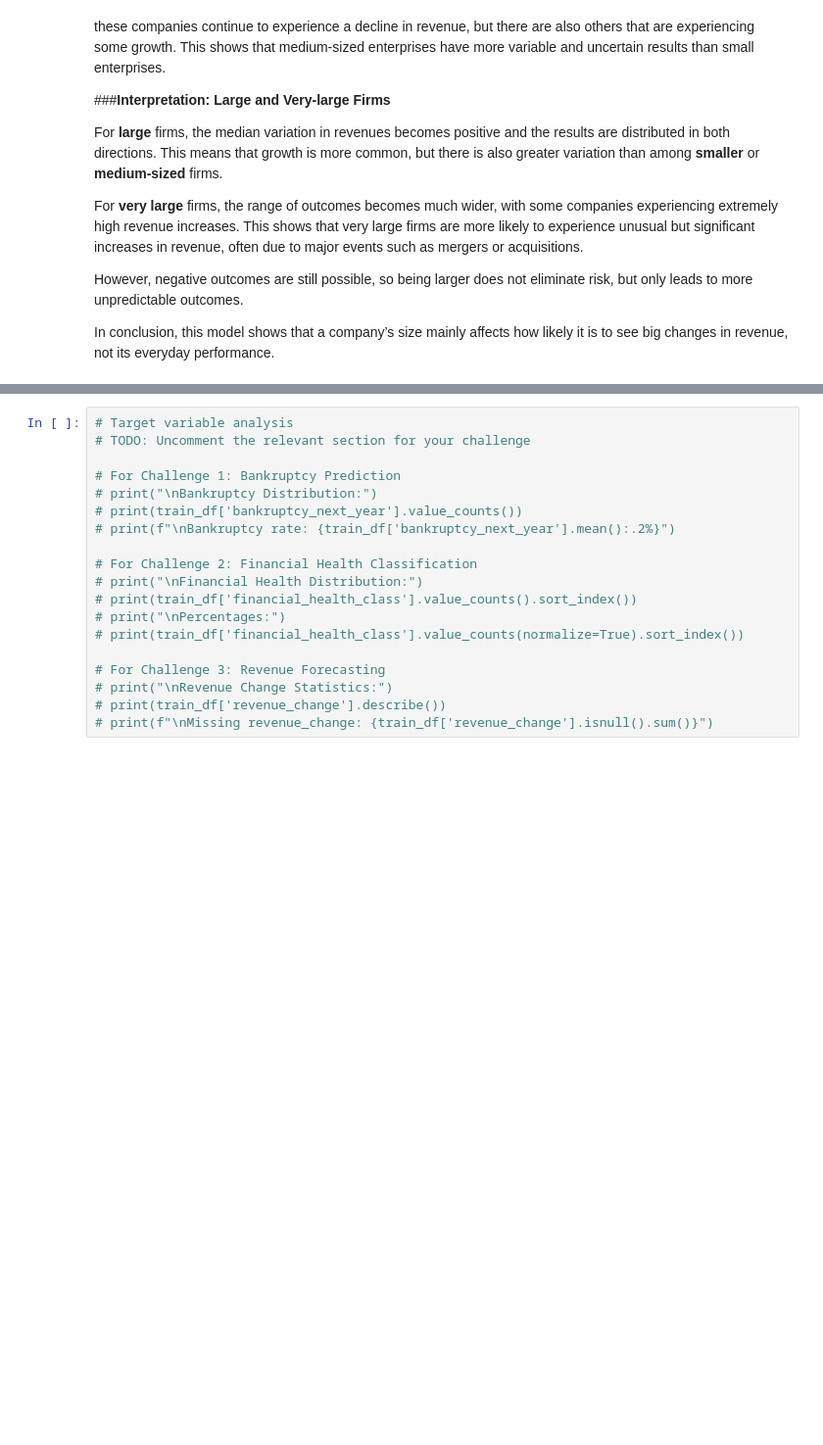
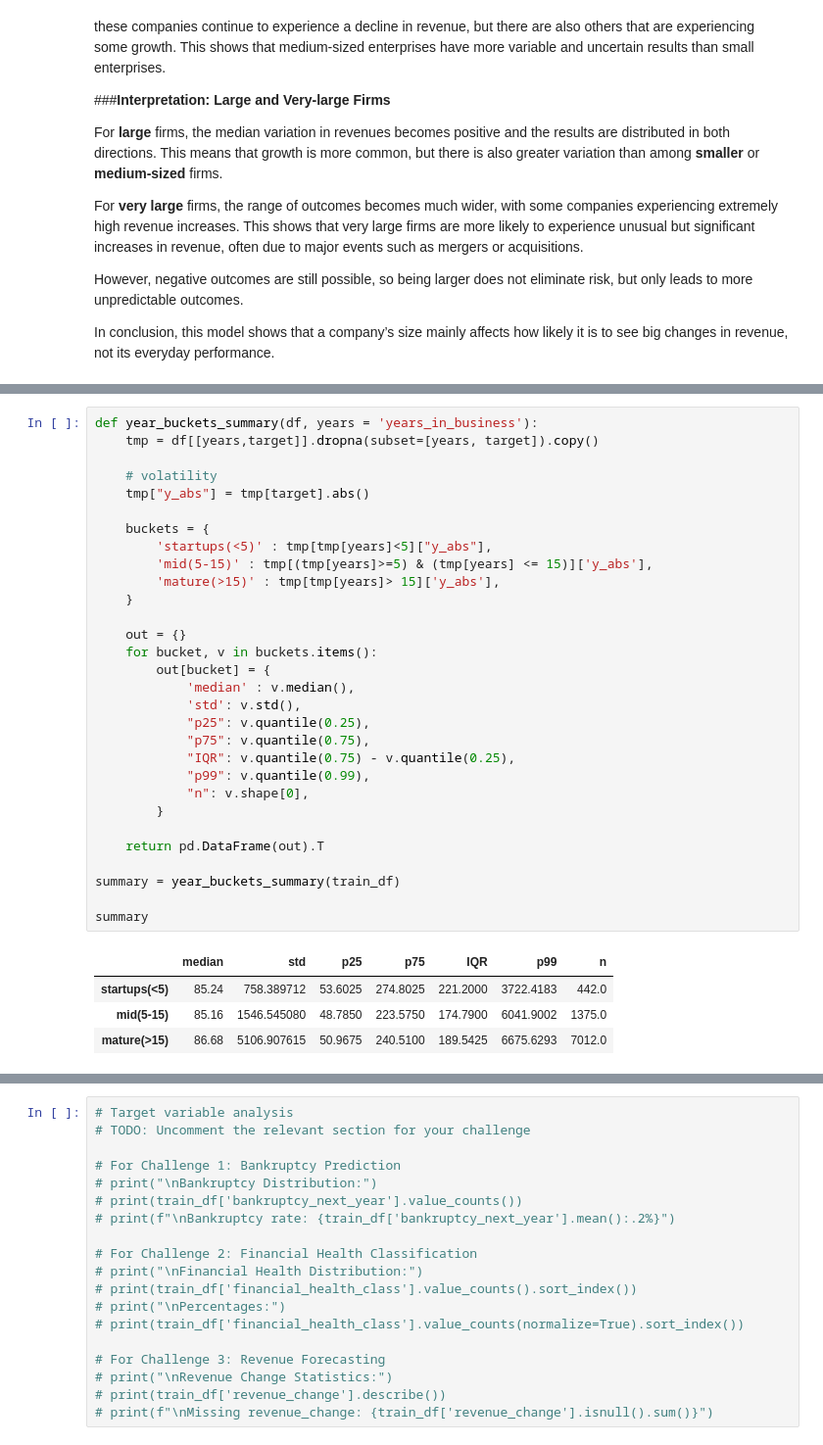
Before and after one commit to MoriondoTommaso/italian-financial-challenge, a Jupyter notebook: notebooks/Final.ipynb, the cells around one changed output, grey strips where cells are left out. Shown at 98% size. Drawn from its saved outputs; the diff is of its cells as text; blank space fills up the shorter version.

```diff
--- a/notebooks/Final.ipynb
+++ b/notebooks/Final.ipynb
@@ -1194,0 +1210,35 @@ In conclusion, this model shows that a company’s size mainly affects how likel
+# %%
+def year_buckets_summary(df, years = 'years_in_business'):
+    tmp = df[[years,target]].dropna(subset=[years, target]).copy()
+
+    # volatility
+    tmp["y_abs"] = tmp[target].abs()
+
+    buckets = {
+        'startups(<5)' : tmp[tmp[years]<5]["y_abs"],
+        'mid(5-15)' : tmp[(tmp[years]>=5) & (tmp[years] <= 15)]['y_abs'],
+        'mature(>15)' : tmp[tmp[years]> 15]['y_abs'],
+    }
+
+    out = {}
+    for bucket, v in buckets.items():
+        out[bucket] = {
+            'median' : v.median(),
+            'std': v.std(),
+            "p25": v.quantile(0.25),
+            "p75": v.quantile(0.75),
+            "IQR": v.quantile(0.75) - v.quantile(0.25),
+            "p99": v.quantile(0.99),
+            "n": v.shape[0],
+        }
+
+    return pd.DataFrame(out).T
+
+summary = year_buckets_summary(train_df)
+
+summary
+# %% [output]
+|  | median | std | p25 | p75 | IQR | p99 | n |
+| startups(<5) | 85.24 | 758.389712 | 53.6025 | 274.8025 | 221.2000 | 3722.4183 | 442.0 |
+| mid(5-15) | 85.16 | 1546.545080 | 48.7850 | 223.5750 | 174.7900 | 6041.9002 | 1375.0 |
+| mature(>15) | 86.68 | 5106.907615 | 50.9675 | 240.5100 | 189.5425 | 6675.6293 | 7012.0 |
```
Also changed, not shown: parts of 10 cells of this notebook, 1 other file.
